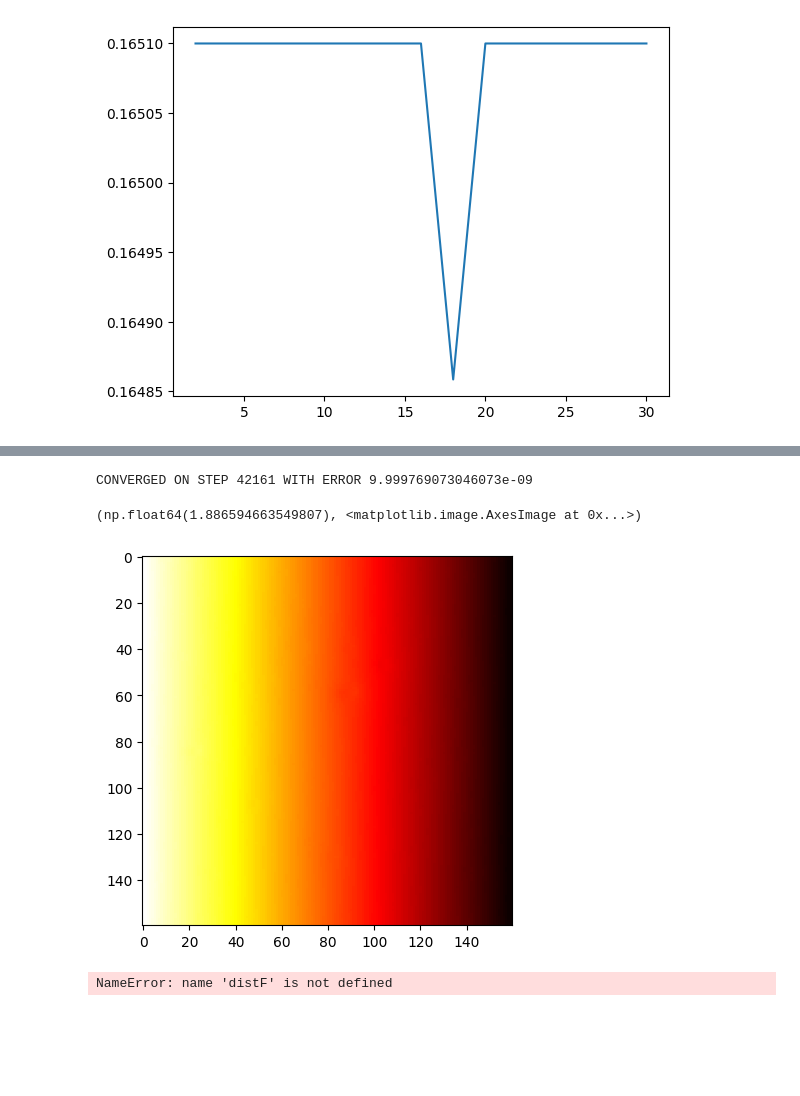
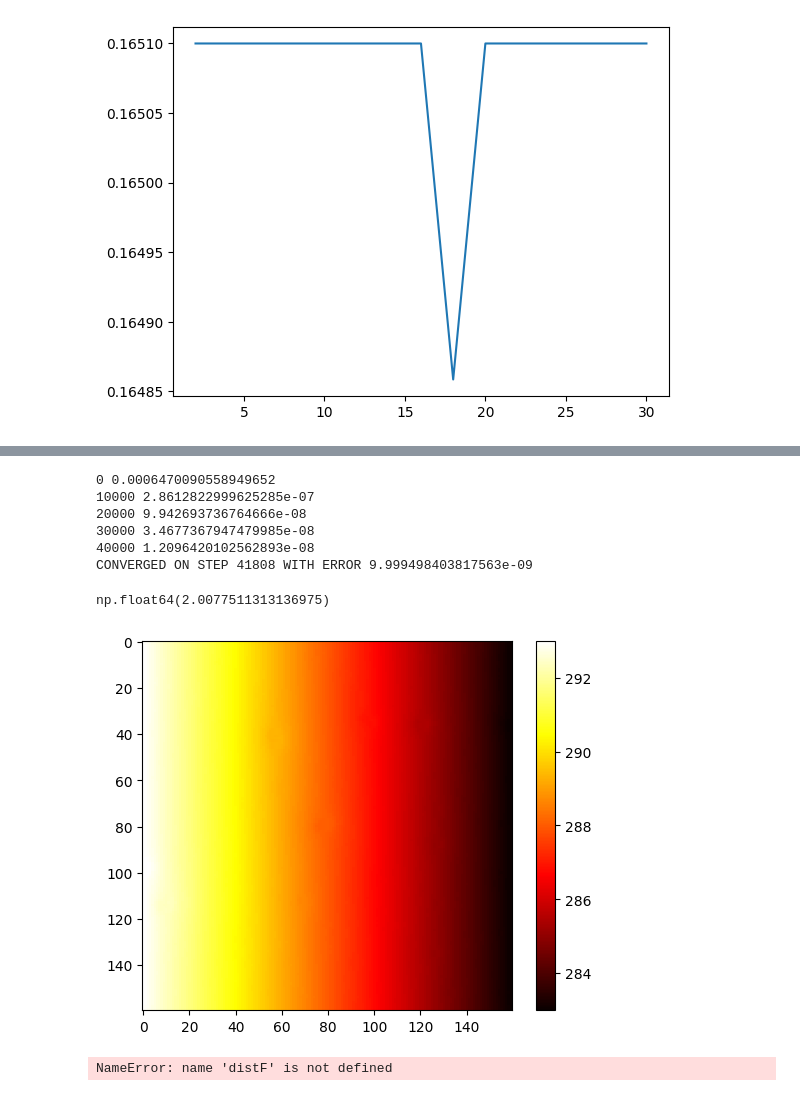
Before and after one commit to AadiDev005/Paraffin-EG-Model, a Jupyter notebook: dataset_generator.ipynb, the cells around one changed output, grey strips where cells are left out. Cells and saved outputs as stored; diff of their text form; code cells hidden in the pictures; blank space fills up the shorter version.

```diff
--- a/dataset_generator.ipynb
+++ b/dataset_generator.ipynb
@@ -200,5 +247,7 @@ grid=generateSample3(160, 160, (random.random()%0.0005)+0.001, 0.05, 4.5)
 # %%
+grid=generateSampleFromPaper(200, 200, 0.01, 0.8)
 grid_tensor=torch.tensor(grid, dtype=torch.float32)
+print(torch.sum(grid_tensor)/(200*200))
 print(len(torch.nonzero(grid_tensor==0)))
 display(tensorToImageTransform(grid_tensor))
 # %% [output]
@@ -303,6 +354,15 @@ def lbmQ9(grid, paraffinRelaxationTime=0.59567, saturatedEGRelaxationTime=1.2764
     dirs=[[1,0],[0,1],[-1,0],[0,-1],[1,1],[1,-1],[-1,1],[-1,-1]]
     T=np.full((rows, cols), (tHot+tCold)/2)
     tauMap=np.where(grid==1, parRelaxTime, satEGRelaxTime)
+    bounceMap=np.zeros((8, rows, cols), dtype=np.bool)
+    for dir in range(8):
+        bounceMap[dir]=tauMap==np.roll(np.roll(tauMap, shift=dirs[dir][0]*-1, axis=0), shift=dirs[dir][1]*-1, axis=1)
+        if dirs[dir][0]!=0:
+            bounceMap[dir,(dirs[dir][0]*+1)//-2,:]=False
+        if dirs[dir][1]!=0:
+            bounceMap[dir,:,(dirs[dir][1]*+1)//-2]=False
+    bounceRate=0.001
+    bounceMap=bounceMap.astype(np.float32)*np.where(grid==1, 3.33e-7, 3.33e-7)
     T[:,0]=tHot
     T[:,-1]=tCold
     omegas=np.array([1/6, 1/6, 1/6, 1/6, 1/12, 1/12, 1/12, 1/12])
@@ -319,33 +379,37 @@ def lbmQ9(grid, paraffinRelaxationTime=0.59567, saturatedEGRelaxationTime=1.2764
         for dir in range(8):
             distF[dir]-=(distF[dir]-T*omegas[dir])/tauMap
 
+
         # streaming step
         for dir, [x,y] in enumerate(dirs):
             distF[dir]=shift(distF[dir], x, y)
 
+        # bounce back
+        for [dir1, dir2] in [[0,2],[1,3],[4,7],[5,6]]:
+            bounceEffect1=distF[dir1]*bounceMap[dir1]
+            bounceEffect2=distF[dir2]*bounceMap[dir2]
+            distF[dir2]+=bounceEffect1
+            distF[dir1]-=bounceEffect1
+            distF[dir1]+=bounceEffect2
+            distF[dir2]-=bounceEffect2
+
         # top/bottom neumann boundary conditions
-        distF[0,0,:]=distF[2,0,:]
-        distF[4,0,:]=distF[7,0,:]
-        distF[5,0,:]=distF[6,0,:]
-        distF[2,-1,:]=distF[0,-1,:]
-        distF[7,-1,:]=distF[4,-1,:]
-        distF[6,-1,:]=distF[5,-1,:]
+        for [dir1, dir2] in [[0,2],[4,7],[5,6]]:
+            distF[dir1,0,:]=distF[dir2,0,:]
+            distF[dir2,-1,:]=distF[dir1,-1,:]
 
         # reset left/right boundary conditions
         for [dir1, dir2] in [[1,3],[4,7],[6,5]]:
             distF[dir1,:,0]=tHot*omegas[dir1]+(tHot*omegas[dir2]-distF[dir2,:,0])
-        # distF[1,:,0]=tHot-distF[0,:,0]-distF[2,:,0]-distF[3,:,0]
-        for [dir1, dir2] in [[3,1],[7,4],[5,6]]:
-            distF[dir1,:,-1]=tCold*omegas[dir1]+(tCold*omegas[dir2]-distF[dir2,:,-1])
-        # distF[3,:,-1]=tCold-distF[0,:,-1]-distF[1,:,-1]-distF[2,:,-1]
+            distF[dir2,:,-1]=tCold*omegas[dir2]+(tCold*omegas[dir1]-distF[dir1,:,-1])
 
         # update temp
         T=np.sum(distF, axis=0)
 
         # verify how much temp changed
         error=np.sqrt(np.sum(np.square((T-T_old)))/np.sum(np.square(T)))
-        # if i%10000==0:
-        #     print(i, error)
+        if i%10000==0:
+            print(i, error)
         if error<tolerance:
             print("CONVERGED ON STEP", i, "WITH ERROR", error)
             break
@@ -359,12 +423,19 @@ def lbmQ9(grid, paraffinRelaxationTime=0.59567, saturatedEGRelaxationTime=1.2764
     return cond, T
 condQ9, TQ9=lbmQ9(grid, 0.59567, 113.69)
 # %% [output]
-CONVERGED ON STEP 42161 WITH ERROR 9.999769073046073e-09
+0 0.0006470090558949652
+10000 2.8612822999625285e-07
+20000 9.942693736764666e-08
+30000 3.4677367947479985e-08
+40000 1.2096420102562893e-08
+CONVERGED ON STEP 41808 WITH ERROR 9.999498403817563e-09
 # %%
 condQ9, plt.imshow(TQ9, cmap='hot', interpolation='nearest')
+plt.colorbar()
+condQ9
 # %% [output]
-(np.float64(1.886594663549807), <matplotlib.image.AxesImage at 0x...>)
+np.float64(2.0077511313136975)
-[figure, old version]
+[figure, new version]
 # %%
 tHot=293
 tCold=283
```
Also changed, not shown: parts of 7 cells of this notebook.
